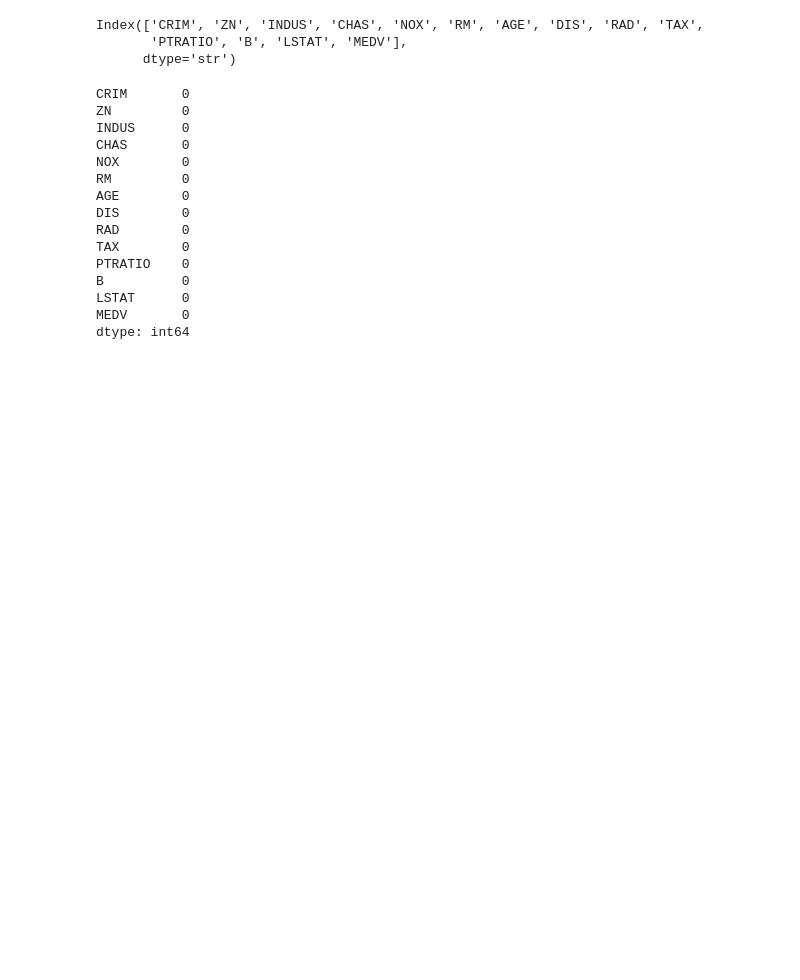
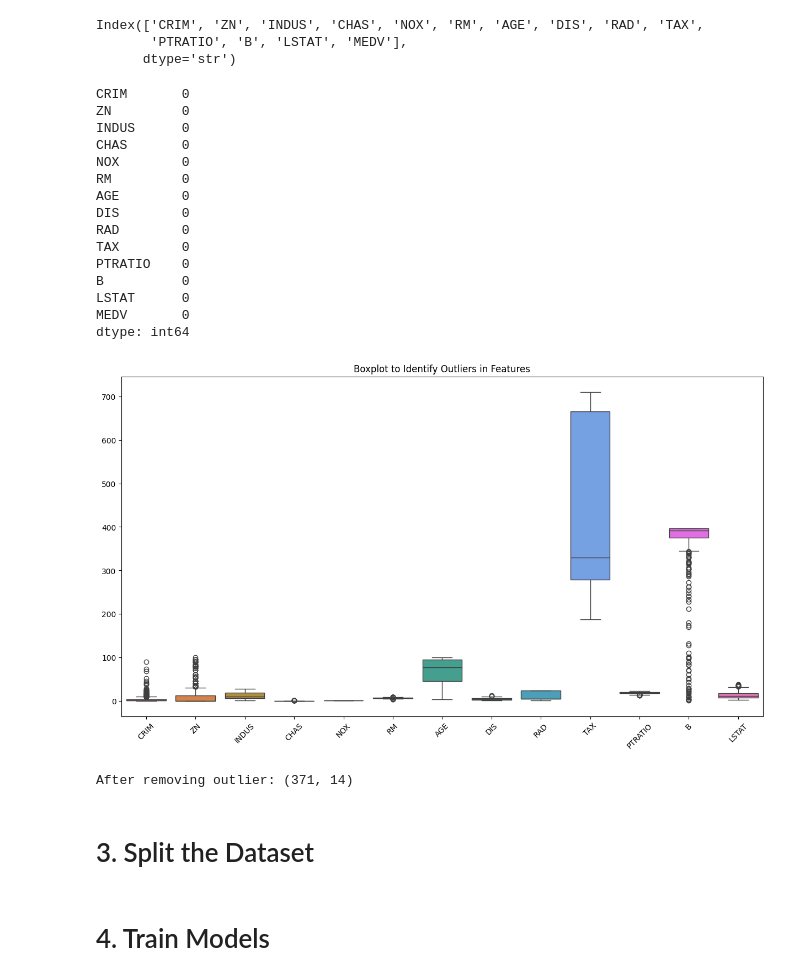
Before and after one commit to soumit02/Machine-Learning-Practice, a Jupyter notebook: src/AssignmentWork/Regression_Models_on_Housing_Dataset.ipynb, the cells around one changed output. Saved outputs shown, nothing was run; the diff lists cells and outputs as text; code cells hidden in the pictures; blank space fills up the shorter version.

Commit message:
add some preprocessing step , dataset split and build the model in regression file

```diff
--- a/src/AssignmentWork/Regression_Models_on_Housing_Dataset.ipynb
+++ b/src/AssignmentWork/Regression_Models_on_Housing_Dataset.ipynb
@@ -67,3 +67,33 @@ B          0
 LSTAT      0
 MEDV       0
 dtype: int64
+# %%
+plt.figure(figsize=(15, 8))
+sns.boxplot(data=df.drop(columns=['MEDV']))
+plt.title("Boxplot to Identify Outliers in Features")
+plt.xticks(rotation=45)
+plt.show()
+# %% [output]
+[figure, added]
+# %%
+columns_to_trim = ['CRIM', 'ZN', 'LSTAT']
+
+condition = pd.Series([True] * len(df))
+
+for col in columns_to_trim:
+    Q1 = df[col].quantile(0.25)
+    Q3 = df[col].quantile(0.75)
+    IQR = Q3 - Q1
+
+    lower_bound = Q1 - 1.5 * IQR
+    upper_bound = Q3 + 1.5 * IQR
+
+    condition = condition & (df[col] >= lower_bound) & (df[col] <= upper_bound)
+
+df = df[condition]
+
+print(f"After removing outlier: {df.shape}")
+# %% [output]
+After removing outlier: (371, 14)
+# %% [markdown]
+# 3. Split the Dataset
@@ -69,0 +112,2 @@ dtype: int64
+# %% [markdown]
+# 4. Train Models
```
Also changed, not shown: parts of 5 cells of this notebook.
